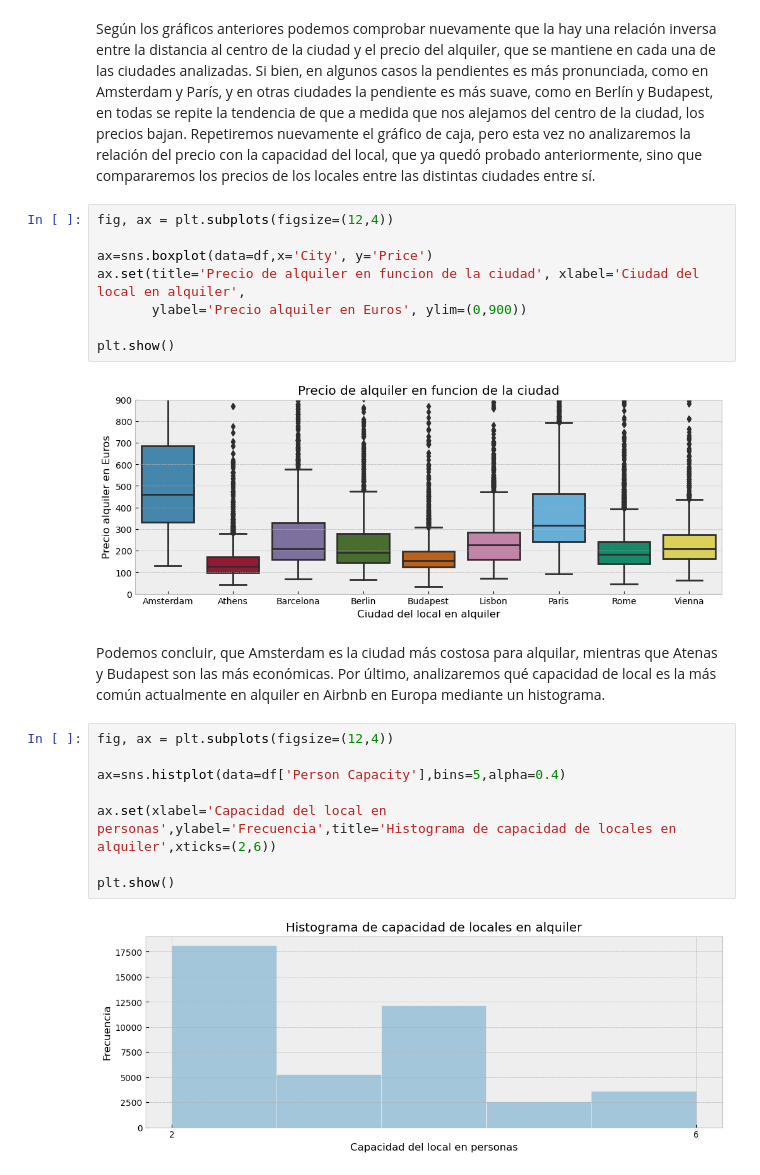
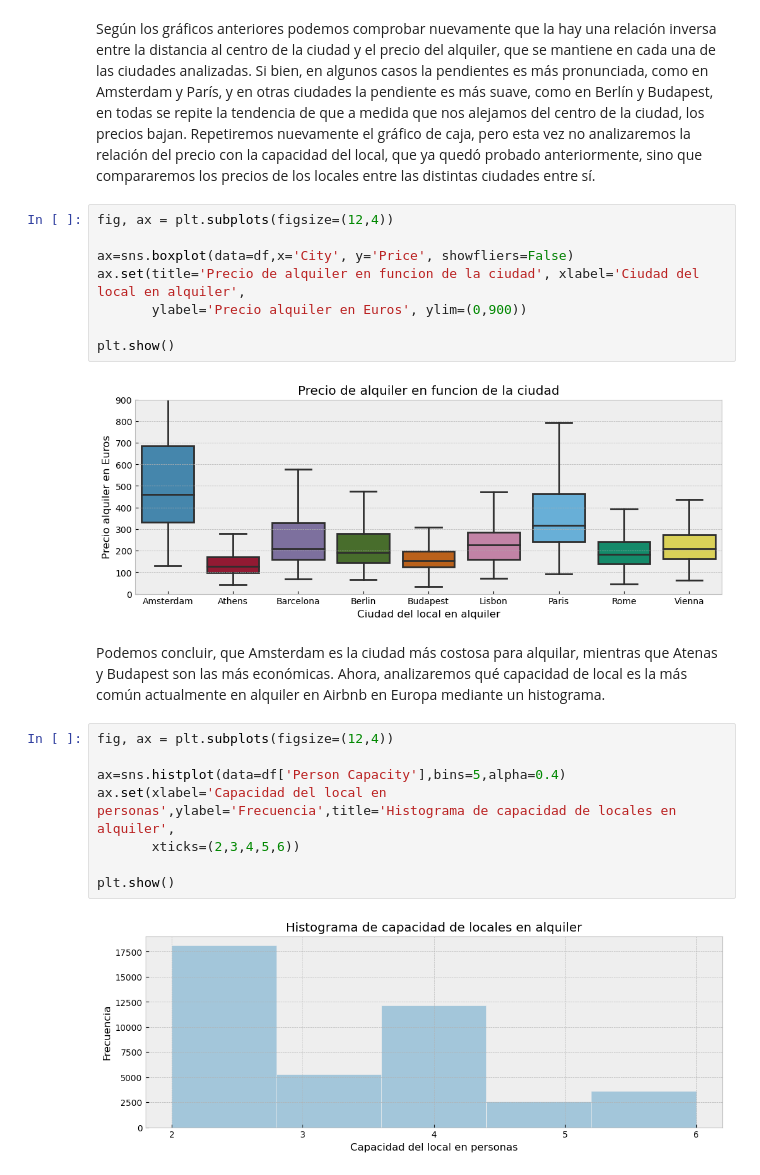
Before and after one commit to tekluis/CoderHouse, a Jupyter notebook: VISUALIZACION-TEK.ipynb, the cells around one changed output. Cells and saved outputs as stored; diff of their text form.

```diff
--- a/VISUALIZACION-TEK.ipynb
+++ b/VISUALIZACION-TEK.ipynb
@@ -135,24 +134,24 @@ Repetiremos nuevamente el gráfico de caja, pero esta vez no analizaremos la rel
 # %%
 fig, ax = plt.subplots(figsize=(12,4))
 
-ax=sns.boxplot(data=df,x='City', y='Price')
+ax=sns.boxplot(data=df,x='City', y='Price', showfliers=False)
 ax.set(title='Precio de alquiler en funcion de la ciudad', xlabel='Ciudad del local en alquiler',
        ylabel='Precio alquiler en Euros', ylim=(0,900))
 
 plt.show()
 # %% [output]
-[figure, old version]
+[figure, new version]
 # %% [markdown]
 Podemos concluir, que Amsterdam es la ciudad más costosa para alquilar, mientras que Atenas y Budapest son las más económicas.
-Por último, analizaremos qué capacidad de local es la más común actualmente en alquiler en Airbnb en Europa mediante un histograma.
+Ahora, analizaremos qué capacidad de local es la más común actualmente en alquiler en Airbnb en Europa mediante un histograma.
 # %%
 fig, ax = plt.subplots(figsize=(12,4))
 
 ax=sns.histplot(data=df['Person Capacity'],bins=5,alpha=0.4)
-
-ax.set(xlabel='Capacidad del local en personas',ylabel='Frecuencia',title='Histograma de capacidad de locales en alquiler',xticks=(2,6))
+ax.set(xlabel='Capacidad del local en personas',ylabel='Frecuencia',title='Histograma de capacidad de locales en alquiler',
+       xticks=(2,3,4,5,6))
 
 plt.show()
 # %% [output]
-[figure, old version]
+[figure, new version]
 # %% [markdown]
```
Also changed, not shown: parts of 5 cells of this notebook.
